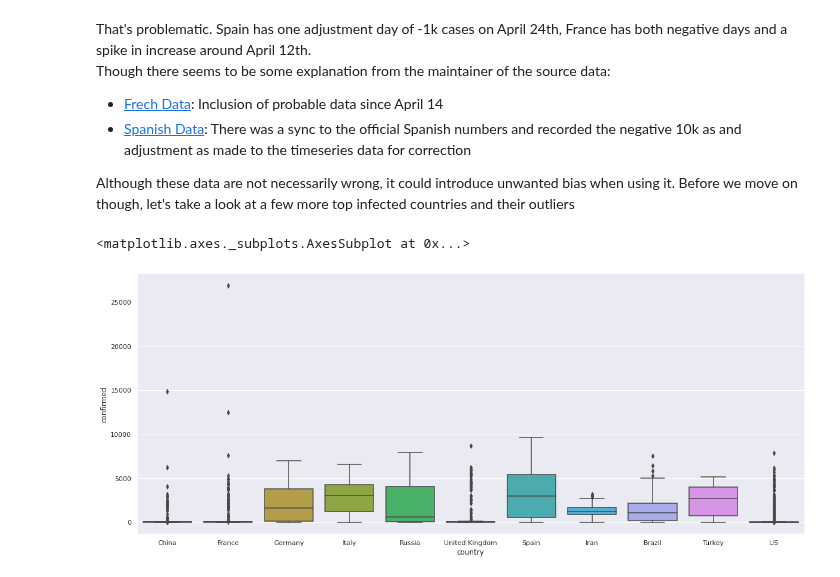
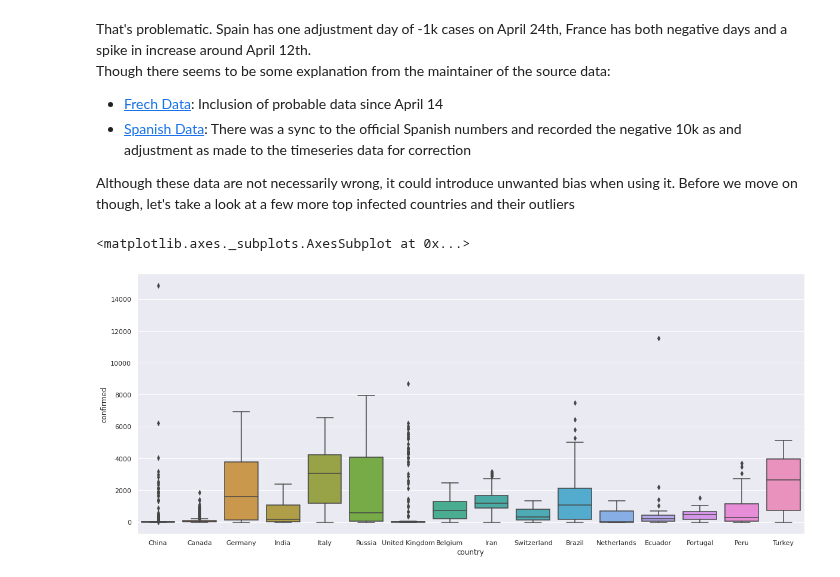
Before and after one commit to amuweee/covid_ds, a Jupyter notebook: data_preprocessing/data_cleanup.ipynb, the cells around one changed output. Drawn from its saved outputs; the diff is of its cells as text; code cells hidden in the pictures.

```diff
--- a/data_preprocessing/data_cleanup.ipynb
+++ b/data_preprocessing/data_cleanup.ipynb
@@ -437,13 +437,15 @@ Though there seems to be some explanation from the maintainer of the source data
 Although these data are not necessarily wrong, it could introduce unwanted bias when using it. Before we move on though, let's take a look at a few more top infected countries and their outliers
 # %%
 df_country = df_ready.groupby(by=["country"]).sum().sort_values(by="confirmed", ascending=False).reset_index()
-list_country_top10 = df_country.loc[:10, "country"].to_list()
+list_top18 = df_country.loc[:18, "country"].to_list()
+excl = ["US", "France", "Spain"]
+list_top15 = [i for i in list_top18 if i not in excl]
 df_box_plot = df_ready[
-    ((df_ready["country"].isin(list_country_top10)) & (df_ready["confirmed"] > 0))
+    ((df_ready["country"].isin(list_top15)) & (df_ready["confirmed"] > 0))
 ]
 sns.boxplot(x="country", y="confirmed", data=df_box_plot)
 # %% [output]
 <matplotlib.axes._subplots.AxesSubplot at 0x...>
-[figure, old version]
+[figure, new version]
 # %%
 df_top10
```
Also changed, not shown: 1 other file.
